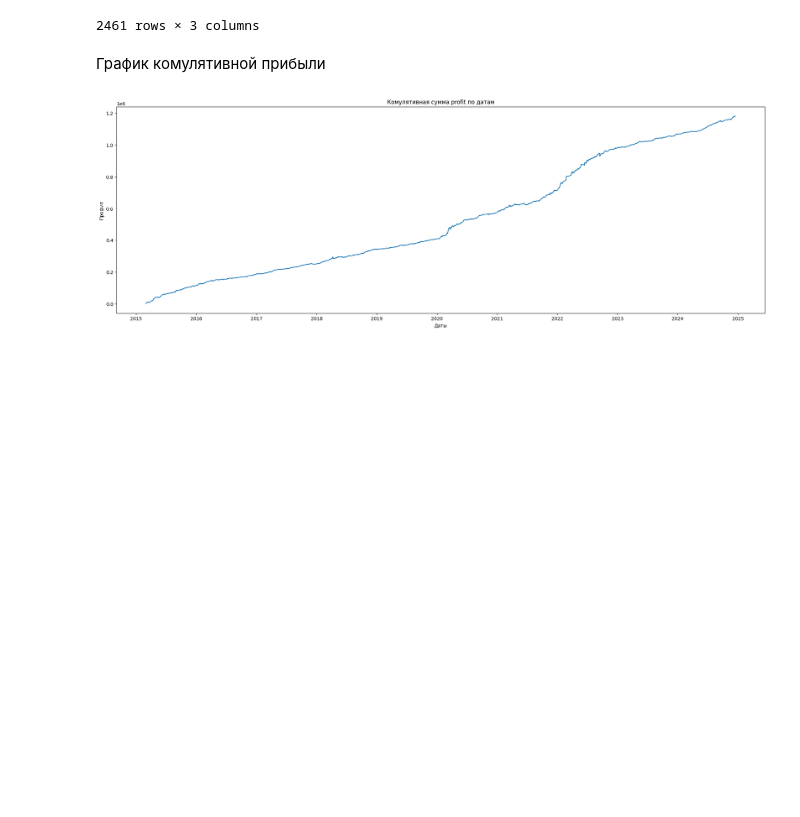
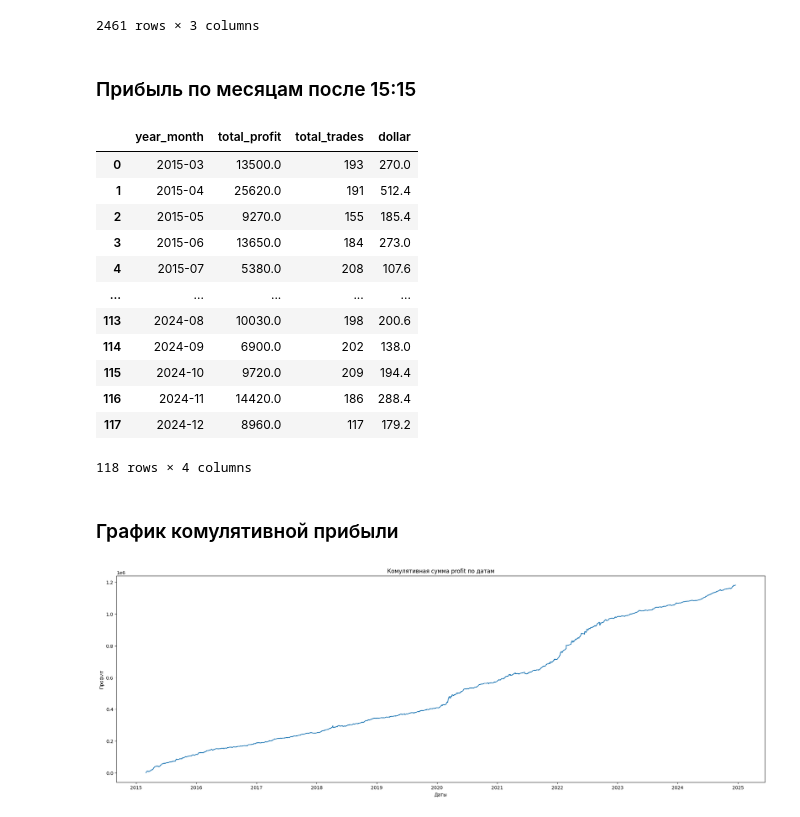
Before and after one commit to Alkor135/pj5_GMTS_trade_research, a Jupyter notebook: RTS_MOEX/GMTS_исследования_времени_торговли.ipynb, the cells around one changed output. Saved outputs shown, nothing was run; the diff lists cells and outputs as text; code cells hidden in the pictures; blank space fills up the shorter version.

```diff
--- a/RTS_MOEX/GMTS_исследования_времени_торговли.ipynb
+++ b/RTS_MOEX/GMTS_исследования_времени_торговли.ipynb
@@ -264,8 +266,50 @@ df_amer_date
 | 2459 | 2024-12-16 | 1780.0 | 8 |
 | 2460 | 2024-12-17 | 340.0 | 7 |
 2461 rows × 3 columns
+# %% [markdown]
+### Прибыль по месяцам после 15:15
+# %%
+# Убедимся, что колонка с датой в формате datetime
+df['date'] = pd.to_datetime(df['date'])
+
+# Добавляем колонки для года и месяца
+df['year_month'] = df['date'].dt.to_period('M')  # Год и месяц в формате YYYY-MM
+
+# Группируем данные по году и месяцу
+df_month_profit = (
+    df.groupby('year_month')
+    .agg(
+        total_profit=('profit', 'sum'),    # Сумма прибыли за месяц
+        total_trades=('profit', 'count')  # Количество сделок за месяц
+    )
+    .reset_index()
+)
+
+# # Если нужно, преобразуем 'year_month' обратно в строку
+# month_profit['year_month'] = month_profit['year_month'].astype(str)
+
+df_month_profit['dollar'] = df_month_profit['total_profit'] * 0.02
+
+# df_month_profit.sort_values(by='year_month', ascending=True) \
+#     .to_excel('GMTS_прибыль_месяца_15-19.xlsx', index=False)
+
+df_month_profit
+# %% [output]
+|  | year_month | total_profit | total_trades | dollar |
+| 0 | 2015-03 | 13500.0 | 193 | 270.0 |
+| 1 | 2015-04 | 25620.0 | 191 | 512.4 |
+| 2 | 2015-05 | 9270.0 | 155 | 185.4 |
+| 3 | 2015-06 | 13650.0 | 184 | 273.0 |
+| 4 | 2015-07 | 5380.0 | 208 | 107.6 |
+| ... | ... | ... | ... | ... |
+| 113 | 2024-08 | 10030.0 | 198 | 200.6 |
+| 114 | 2024-09 | 6900.0 | 202 | 138.0 |
+| 115 | 2024-10 | 9720.0 | 209 | 194.4 |
+| 116 | 2024-11 | 14420.0 | 186 | 288.4 |
+| 117 | 2024-12 | 8960.0 | 117 | 179.2 |
+118 rows × 4 columns
 # %% [markdown]
-График комулятивной прибыли
+### График комулятивной прибыли
 # %%
 df_amer_date['sum_profit'] = df_amer_date['total_profit'].cumsum()
 
```
Also changed, not shown: parts of 2 cells of this notebook, 1 other file.
